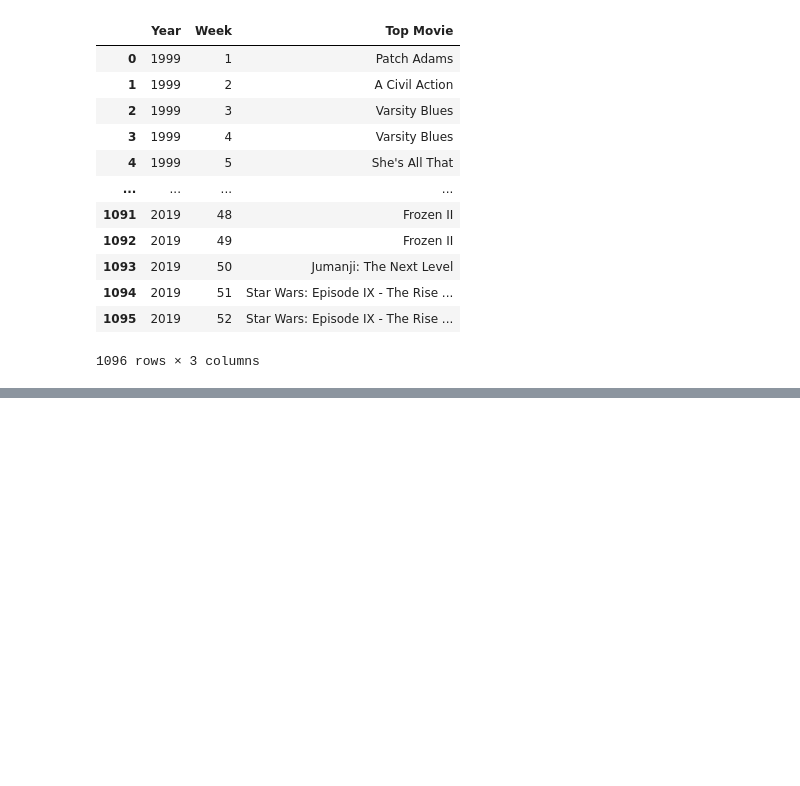
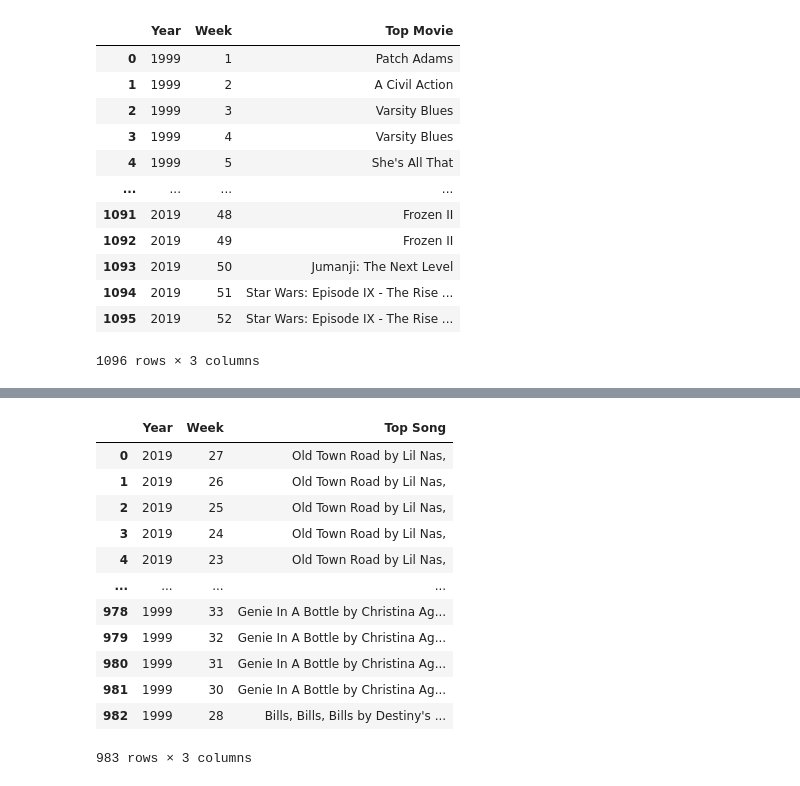
Before and after one commit to MauCFD/ETL-Entertainment-Trendings-by-Week, a Jupyter notebook: Entertainment Trendings by Week.ipynb, the cells around one changed output, grey strips where cells are left out. Drawn from its saved outputs; the diff is of its cells as text; code cells hidden in the pictures; blank space fills up the shorter version.

```diff
--- a/Entertainment Trendings by Week.ipynb
+++ b/Entertainment Trendings by Week.ipynb
@@ -105,0 +175,21 @@ top_movies_df
+# %%
+# Finally, there's just a coupe things to do. First we will reset the index
+top_songs_df.reset_index(inplace=True,drop=True)
+
+# We will now just rearrange the columns so that they have a similar format to the movies df
+top_songs_df = top_songs_df[["Year", "Week", "Top Song"]]
+top_songs_df
+# %% [output]
+|  | Year | Week | Top Song |
+| 0 | 2019 | 27 | Old Town Road by Lil Nas, |
+| 1 | 2019 | 26 | Old Town Road by Lil Nas, |
+| 2 | 2019 | 25 | Old Town Road by Lil Nas, |
+| 3 | 2019 | 24 | Old Town Road by Lil Nas, |
+| 4 | 2019 | 23 | Old Town Road by Lil Nas, |
+| ... | ... | ... | ... |
+| 978 | 1999 | 33 | Genie In A Bottle by Christina Ag... |
+| 979 | 1999 | 32 | Genie In A Bottle by Christina Ag... |
+| 980 | 1999 | 31 | Genie In A Bottle by Christina Ag... |
+| 981 | 1999 | 30 | Genie In A Bottle by Christina Ag... |
+| 982 | 1999 | 28 | Bills, Bills, Bills by Destiny's ... |
+983 rows × 3 columns
```
Also changed, not shown: parts of 6 cells of this notebook.
